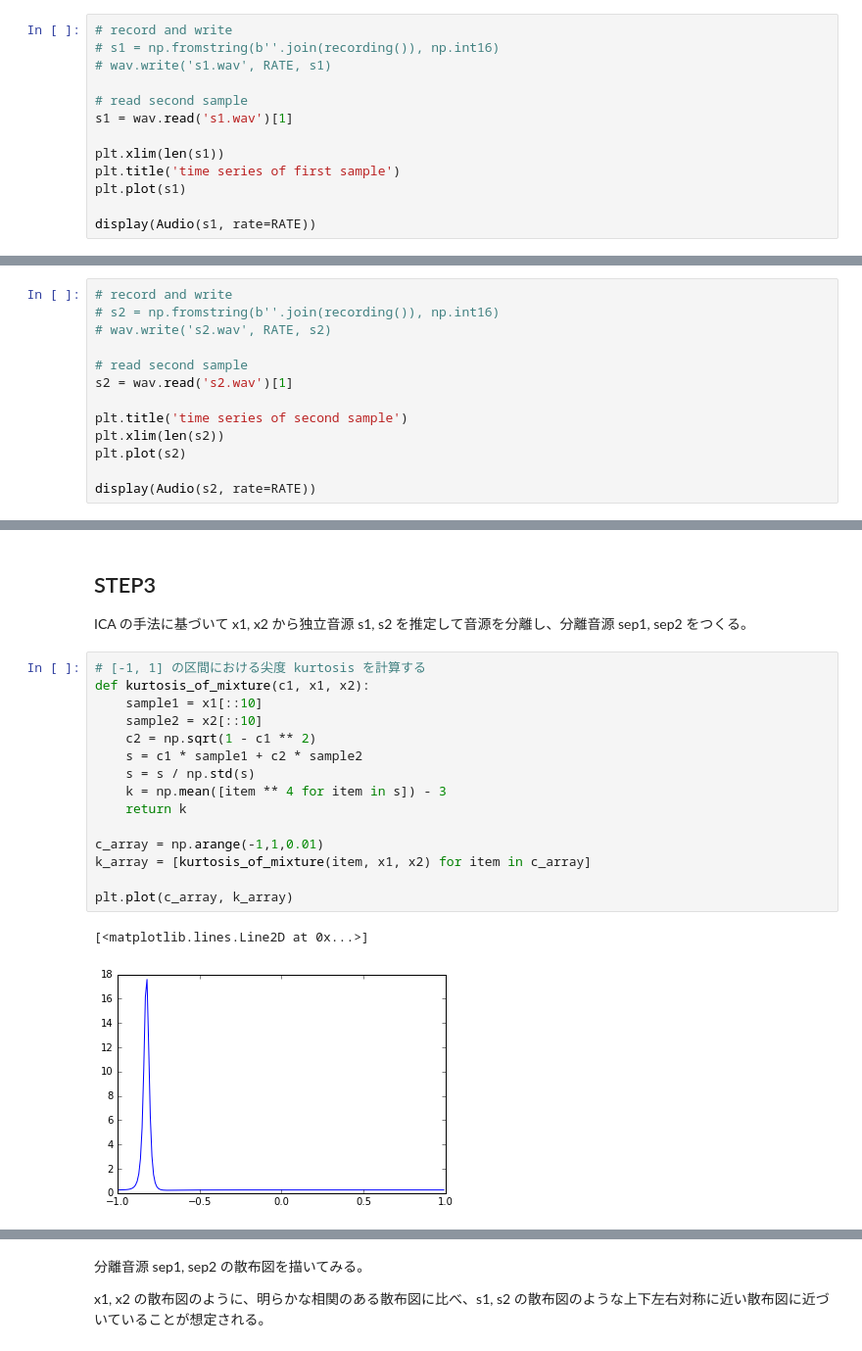
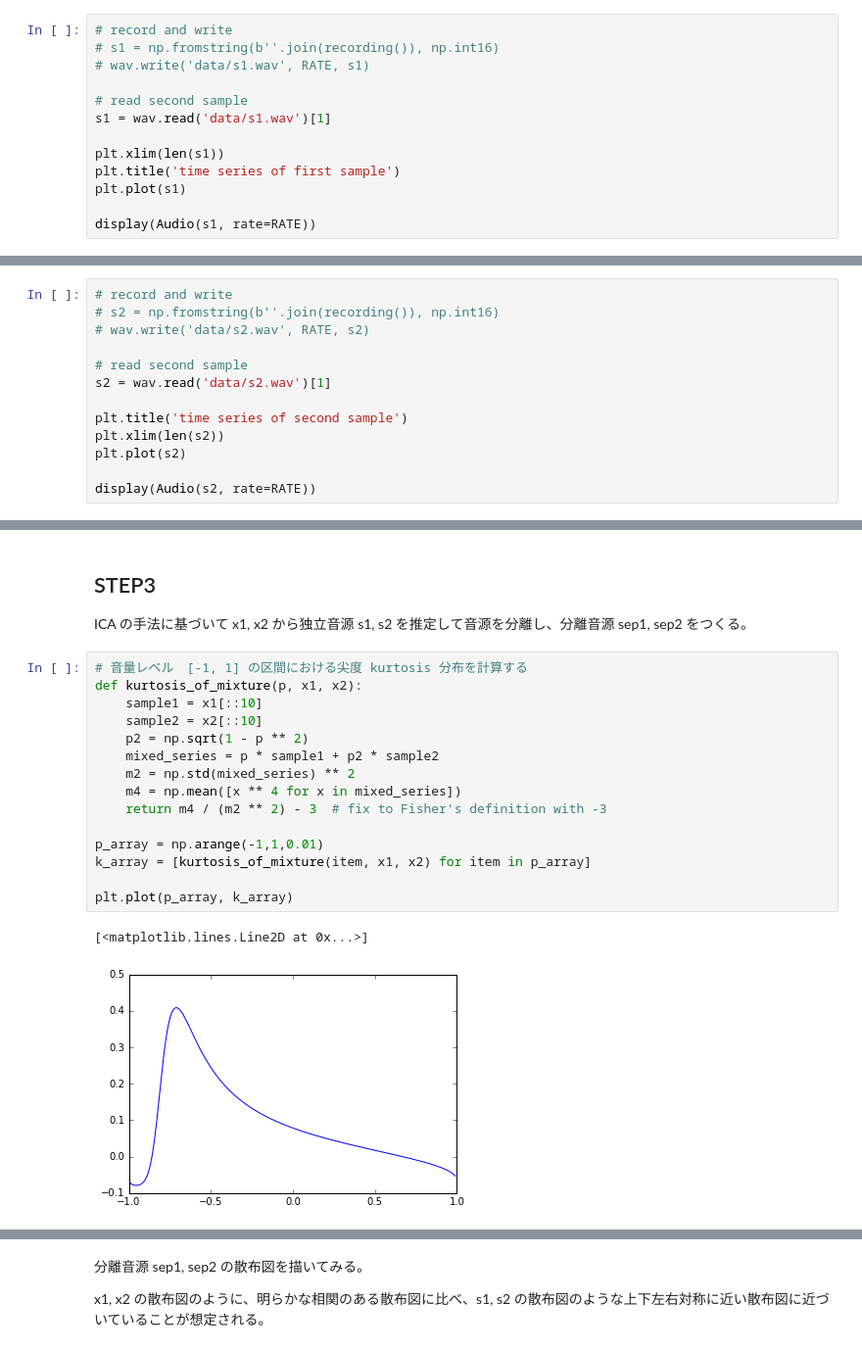
Before and after one commit to keik/battlefield-acoustics, a Jupyter notebook: ica.ipynb, the cells around one changed output, grey strips where cells are left out. Shown at 98% size. Drawn from its saved outputs; the diff is of its cells as text.

```diff
--- a/ica.ipynb
+++ b/ica.ipynb
@@ -63,10 +73,10 @@ def recording():
 # %%
 # record and write
 # s1 = np.fromstring(b''.join(recording()), np.int16)
-# wav.write('s1.wav', RATE, s1)
+# wav.write('data/s1.wav', RATE, s1)
 
 # read second sample
-s1 = wav.read('s1.wav')[1]
+s1 = wav.read('data/s1.wav')[1]
 
 plt.xlim(len(s1))
 plt.title('time series of first sample')
@@ -79,10 +89,10 @@ display(Audio(s1, rate=RATE))
 # %%
 # record and write
 # s2 = np.fromstring(b''.join(recording()), np.int16)
-# wav.write('s2.wav', RATE, s2)
+# wav.write('data/s2.wav', RATE, s2)
 
 # read second sample
-s2 = wav.read('s2.wav')[1]
+s2 = wav.read('data/s2.wav')[1]
 
 plt.title('time series of second sample')
 plt.xlim(len(s2))
@@ -153,20 +163,20 @@ plt.scatter(x1, x2, s=1, marker='x', alpha=0.2)
 
 ICA の手法に基づいて x1, x2 から独立音源 s1, s2 を推定して音源を分離し、分離音源 sep1, sep2 をつくる。
 # %%
-# [-1, 1] の区間における尖度 kurtosis を計算する
-def kurtosis_of_mixture(c1, x1, x2):
+# 音量レベル　[-1, 1] の区間における尖度 kurtosis 分布を計算する
+def kurtosis_of_mixture(p, x1, x2):
     sample1 = x1[::10]
     sample2 = x2[::10]
-    c2 = np.sqrt(1 - c1 ** 2)
-    s = c1 * sample1 + c2 * sample2
-    s = s / np.std(s)
-    k = np.mean([item ** 4 for item in s]) - 3
-    return k
+    p2 = np.sqrt(1 - p ** 2)
+    mixed_series = p * sample1 + p2 * sample2
+    m2 = np.std(mixed_series) ** 2
+    m4 = np.mean([x ** 4 for x in mixed_series])
+    return m4 / (m2 ** 2) - 3  # fix to Fisher's definition with -3
 
-c_array = np.arange(-1,1,0.01)
-k_array = [kurtosis_of_mixture(item, x1, x2) for item in c_array]
+p_array = np.arange(-1,1,0.01)
+k_array = [kurtosis_of_mixture(item, x1, x2) for item in p_array]
 
-plt.plot(c_array, k_array)
+plt.plot(p_array, k_array)
 # %% [output]
 [<matplotlib.lines.Line2D at 0x...>]
-[figure, old version]
+[figure, new version]
```
Also changed, not shown: parts of 13 cells of this notebook, 2 other files.
